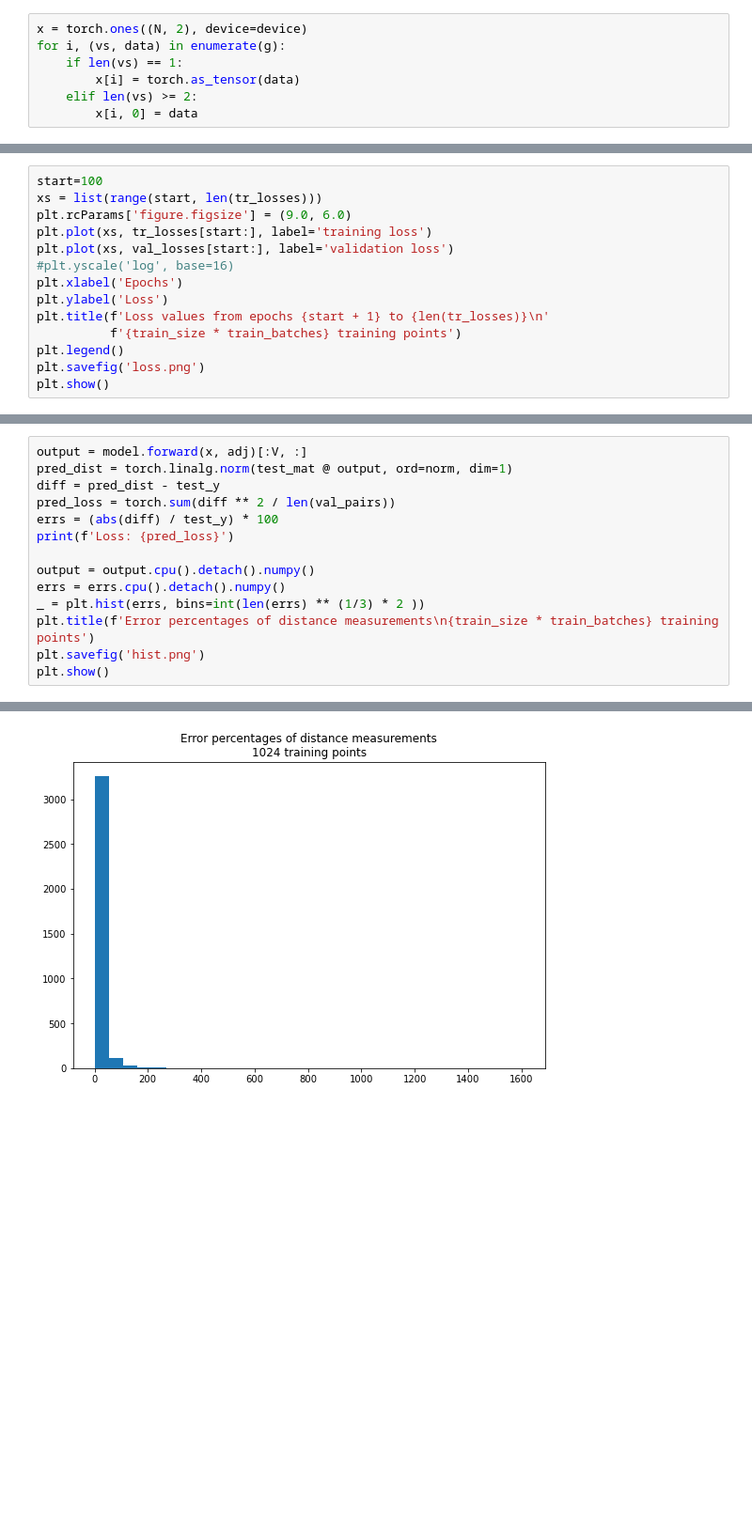
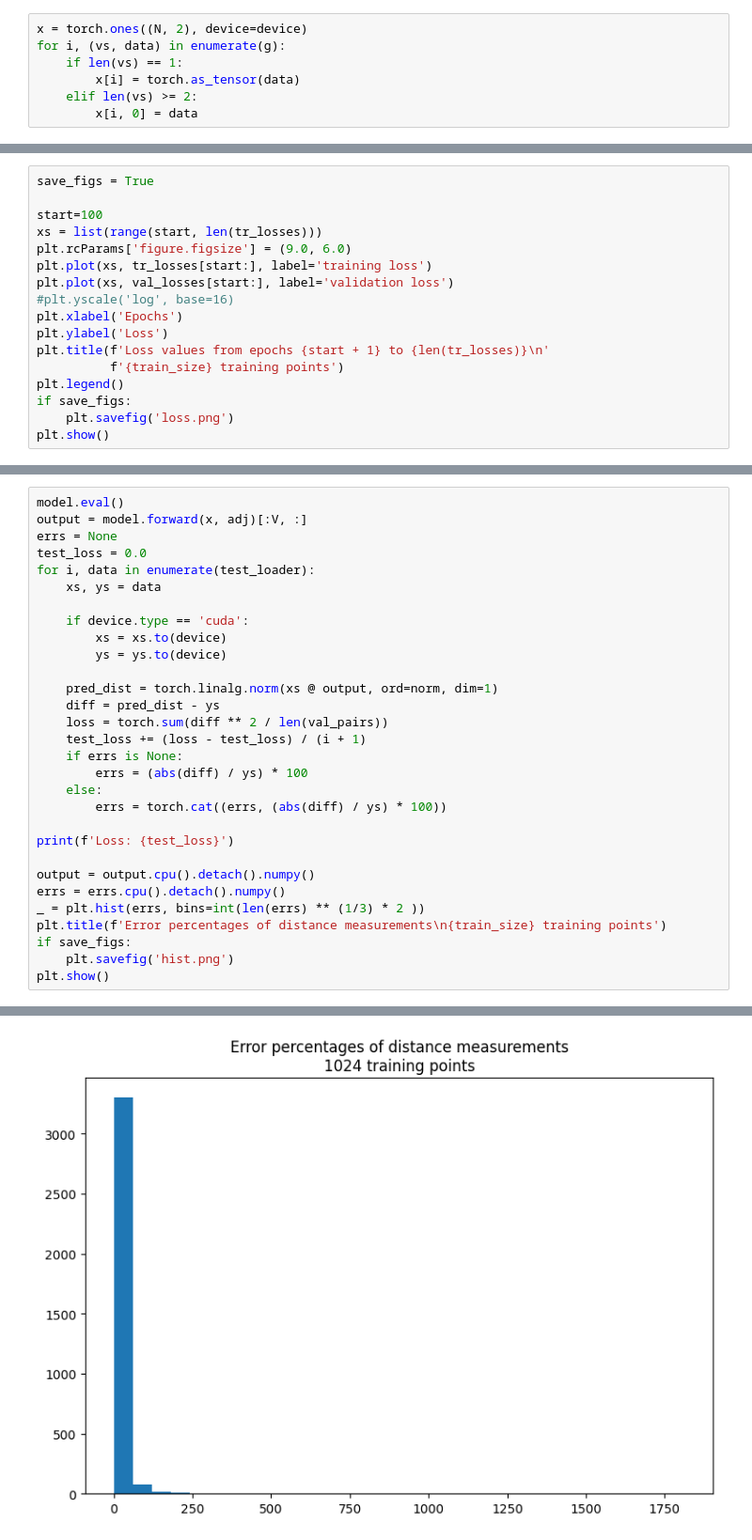
Before and after one commit to advskel/MGNN, a Jupyter notebook: example.ipynb, the cells around one changed output, grey strips where cells are left out. Shown at 94% size. Saved outputs shown, nothing was run; the diff lists cells and outputs as text; blank space fills up the shorter version.

```diff
--- a/example.ipynb
+++ b/example.ipynb
@@ -177,4 +188,6 @@ Final train/val loss: 0.7411465644836426, 1.030928373336792
 # %%
+save_figs = True
+
 start=100
 xs = list(range(start, len(tr_losses)))
 plt.rcParams['figure.figsize'] = (9.0, 6.0)
@@ -184,8 +197,9 @@ plt.plot(xs, val_losses[start:], label='validation loss')
 plt.xlabel('Epochs')
 plt.ylabel('Loss')
 plt.title(f'Loss values from epochs {start + 1} to {len(tr_losses)}\n'
-          f'{train_size * train_batches} training points')
+          f'{train_size} training points')
 plt.legend()
-plt.savefig('loss.png')
+if save_figs:
+    plt.savefig('loss.png')
 plt.show()
 # %% [output]
@@ -193,15 +207,31 @@ plt.show()
 # %%
+model.eval()
 output = model.forward(x, adj)[:V, :]
-pred_dist = torch.linalg.norm(test_mat @ output, ord=norm, dim=1)
-diff = pred_dist - test_y
-pred_loss = torch.sum(diff ** 2 / len(val_pairs))
-errs = (abs(diff) / test_y) * 100
-print(f'Loss: {pred_loss}')
+errs = None
+test_loss = 0.0
+for i, data in enumerate(test_loader):
+    xs, ys = data
+
+    if device.type == 'cuda':
+        xs = xs.to(device)
+        ys = ys.to(device)
+
+    pred_dist = torch.linalg.norm(xs @ output, ord=norm, dim=1)
+    diff = pred_dist - ys
+    loss = torch.sum(diff ** 2 / len(val_pairs))
+    test_loss += (loss - test_loss) / (i + 1)
+    if errs is None:
+        errs = (abs(diff) / ys) * 100
+    else:
+        errs = torch.cat((errs, (abs(diff) / ys) * 100))
+
+print(f'Loss: {test_loss}')
 
 output = output.cpu().detach().numpy()
 errs = errs.cpu().detach().numpy()
 _ = plt.hist(errs, bins=int(len(errs) ** (1/3) * 2 ))
-plt.title(f'Error percentages of distance measurements\n{train_size * train_batches} training points')
-plt.savefig('hist.png')
+plt.title(f'Error percentages of distance measurements\n{train_size} training points')
+if save_figs:
+    plt.savefig('hist.png')
 plt.show()
 # %% [output]
@@ -209,2 +239,2 @@ Loss: 7.24605131149292
-[figure, old version]
+[figure, new version]
 # %%
```
Also changed, not shown: parts of 13 cells of this notebook, 7 other files.
